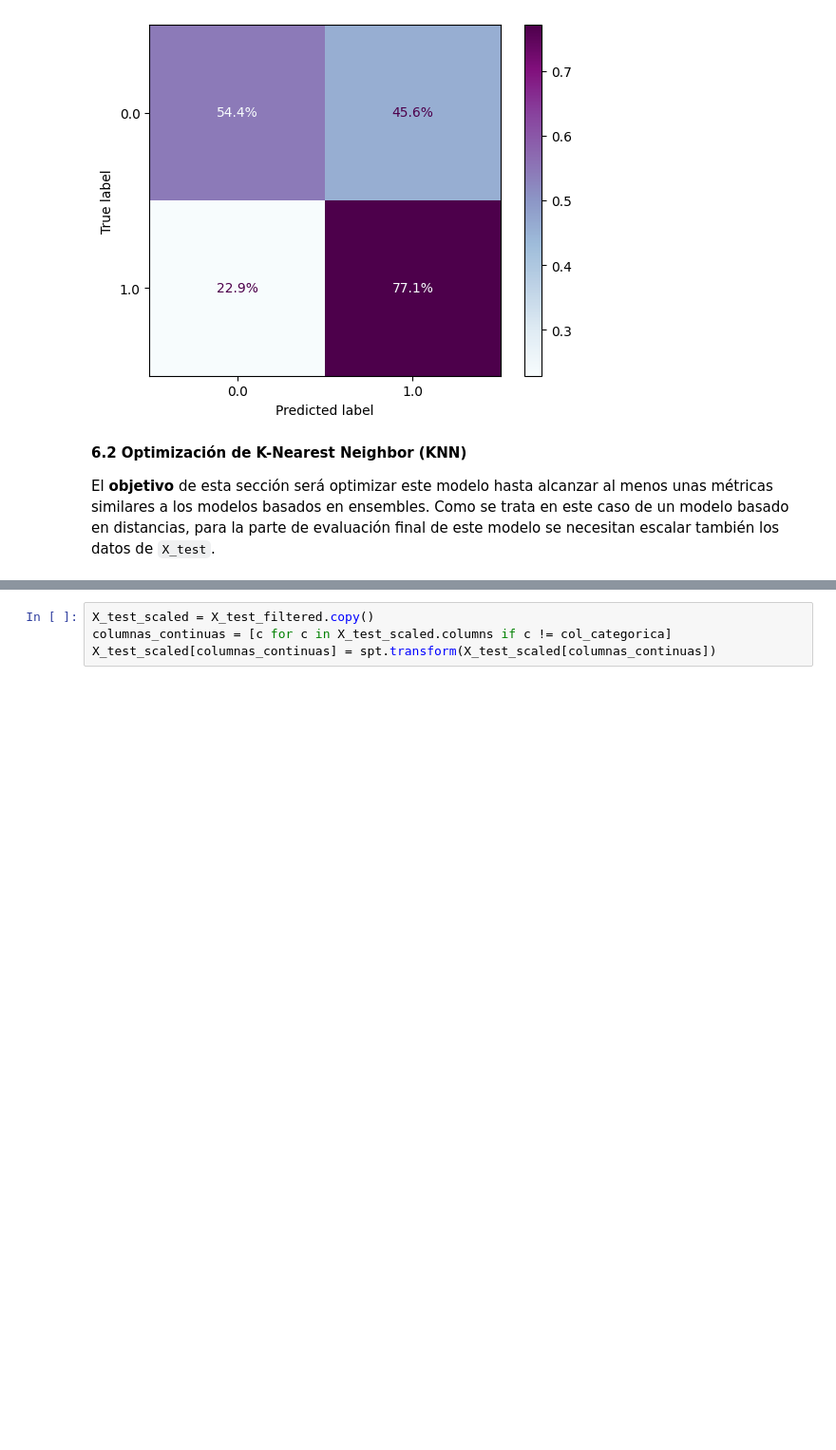
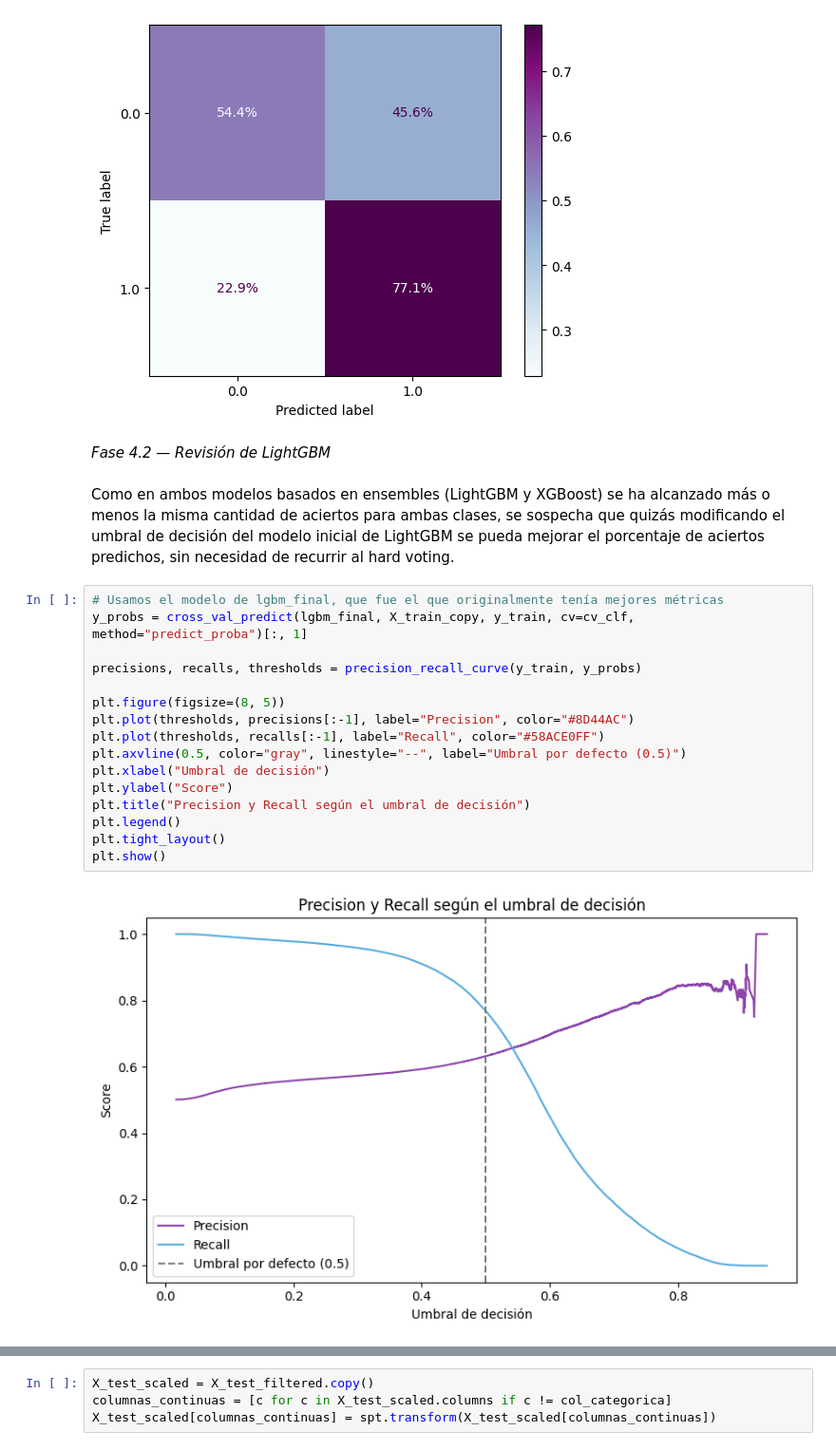
Before and after one commit to sgusmar/ML_wildfAIre, a Jupyter notebook: main_definitive.ipynb, the cells around one changed output, grey strips where cells are left out. Shown at 95% size. Drawn from its saved outputs; the diff is of its cells as text; blank space fills up the shorter version.

```diff
--- a/main_definitive.ipynb
+++ b/main_definitive.ipynb
@@ -738,7 +867,25 @@ weighted avg       0.67      0.66      0.65     23772
 <sklearn.metrics._plot.confusion_matrix.ConfusionMatrixDisplay at 0x...>
 [figure]
 [figure]
-# %% [markdown]
-**6.2 Optimización de K-Nearest Neighbor (KNN)**
-
-El **objetivo** de esta sección será optimizar este modelo hasta alcanzar al menos unas métricas similares a los modelos basados en ensembles. Como se trata en este caso de un modelo basado en distancias, para la parte de evaluación final de este modelo se necesitan escalar también los datos de `X_test`.
+# %% [markdown]
+*Fase 4.2 — Revisión de LightGBM*
+# %% [markdown]
+Como en ambos modelos basados en ensembles (LightGBM y XGBoost) se ha alcanzado más o menos la misma cantidad de aciertos para ambas clases, se sospecha que quizás modificando el umbral de decisión del modelo inicial de LightGBM se pueda mejorar el porcentaje de aciertos predichos, sin necesidad de recurrir al hard voting.
+# %%
+# Usamos el modelo de lgbm_final, que fue el que originalmente tenía mejores métricas
+y_probs = cross_val_predict(lgbm_final, X_train_copy, y_train, cv=cv_clf, method="predict_proba")[:, 1]
+
+precisions, recalls, thresholds = precision_recall_curve(y_train, y_probs)
+
+plt.figure(figsize=(8, 5))
+plt.plot(thresholds, precisions[:-1], label="Precision", color="#8D44AC")
+plt.plot(thresholds, recalls[:-1], label="Recall", color="#58ACE0FF")
+plt.axvline(0.5, color="gray", linestyle="--", label="Umbral por defecto (0.5)")
+plt.xlabel("Umbral de decisión")
+plt.ylabel("Score")
+plt.title("Precision y Recall según el umbral de decisión")
+plt.legend()
+plt.tight_layout()
+plt.show()
+# %% [output]
+[figure, added]
```
Also changed, not shown: parts of 36 cells of this notebook.
